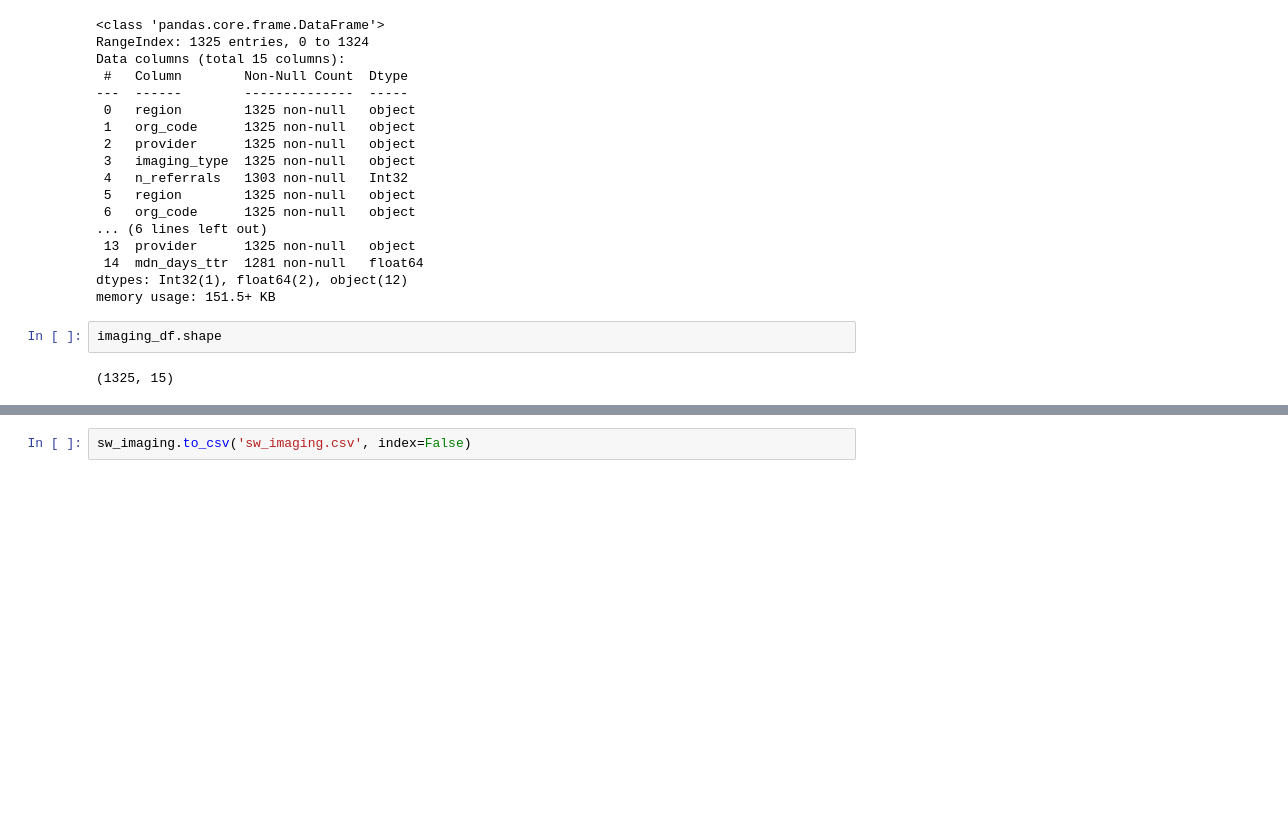
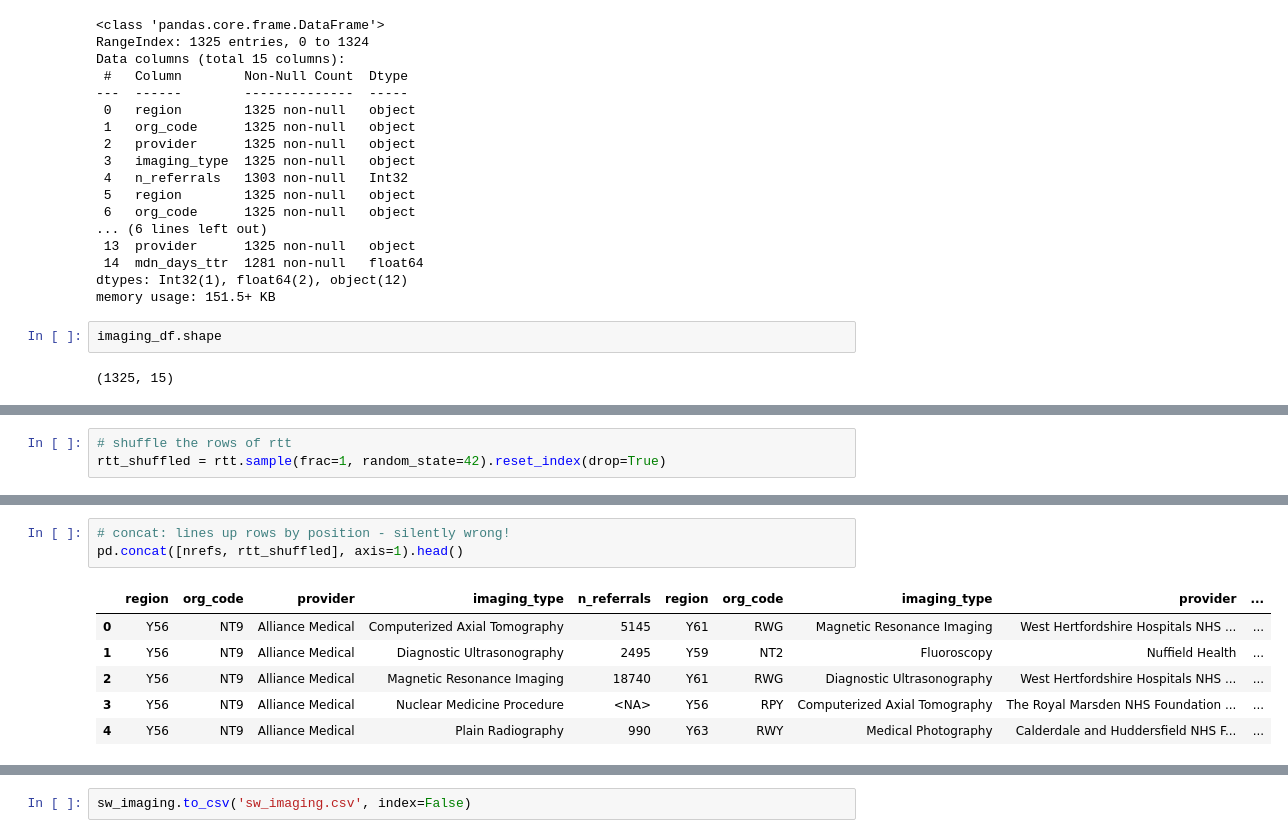
Before and after one commit to health-data-science-OR/hpdm171, a Jupyter notebook: week_08/lecture/08_case_study_merge.ipynb, the cells around one changed output, grey strips where cells are left out. Cells and saved outputs as stored; diff of their text form; blank space fills up the shorter version.

```diff
--- a/week_08/lecture/08_case_study_merge.ipynb
+++ b/week_08/lecture/08_case_study_merge.ipynb
@@ -250,0 +351,3 @@ imaging_df_merged.shape
+# %%
+# shuffle the rows of rtt
+rtt_shuffled = rtt.sample(frac=1, random_state=42).reset_index(drop=True)
@@ -250,0 +374,10 @@ imaging_df_merged.shape
+# %%
+# concat: lines up rows by position - silently wrong!
+pd.concat([nrefs, rtt_shuffled], axis=1).head()
+# %% [output]
+|  | region | org_code | provider | imaging_type | n_referrals | region | org_code | imaging_type | provider | ... |
+| 0 | Y56 | NT9 | Alliance Medical | Computerized Axial Tomography | 5145 | Y61 | RWG | Magnetic Resonance Imaging | West Hertfordshire Hospitals NHS ... | ... |
+| 1 | Y56 | NT9 | Alliance Medical | Diagnostic Ultrasonography | 2495 | Y59 | NT2 | Fluoroscopy | Nuffield Health | ... |
+| 2 | Y56 | NT9 | Alliance Medical | Magnetic Resonance Imaging | 18740 | Y61 | RWG | Diagnostic Ultrasonography | West Hertfordshire Hospitals NHS ... | ... |
+| 3 | Y56 | NT9 | Alliance Medical | Nuclear Medicine Procedure | <NA> | Y56 | RPY | Computerized Axial Tomography | The Royal Marsden NHS Foundation ... | ... |
+| 4 | Y56 | NT9 | Alliance Medical | Plain Radiography | 990 | Y63 | RWY | Medical Photography | Calderdale and Huddersfield NHS F... | ... |
```
Also changed, not shown: parts of 21 cells of this notebook.
